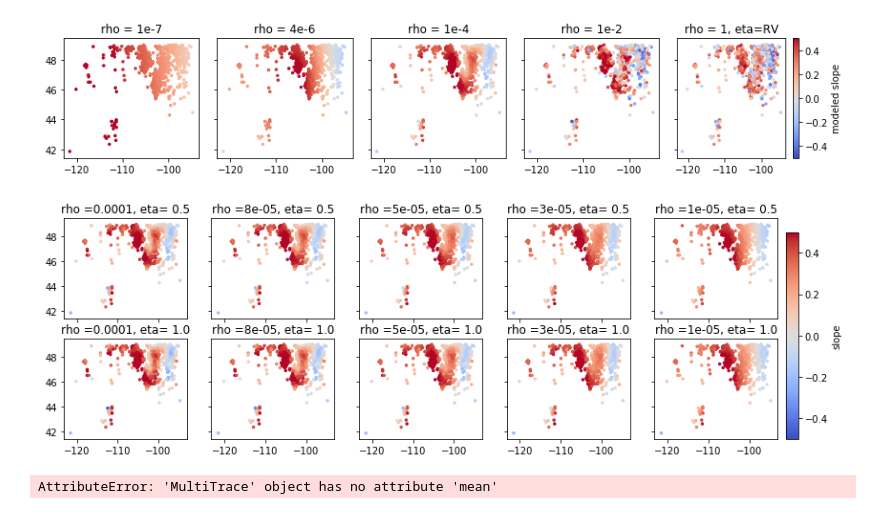
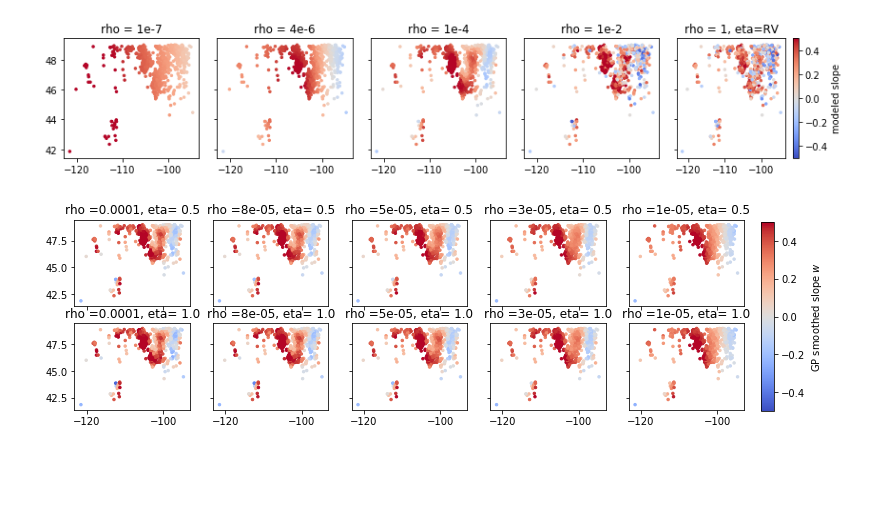
Before and after one commit to Mind-The-Data/GaussianProcess, a Jupyter notebook: reparameterizingGPinPyMC3forWW.ipynb, the cells around one changed output. Cells and saved outputs as stored; diff of their text form; code cells hidden in the pictures; blank space fills up the shorter version.

```diff
--- a/reparameterizingGPinPyMC3forWW.ipynb
+++ b/reparameterizingGPinPyMC3forWW.ipynb
@@ -80,12 +78,12 @@ for j, e in enumerate(etas):
 
             # ====== covariance matrix ========
             #etasq = pm.HalfCauchy('etasq', 1) # sets maximum covariance ij
-            etasq = e # pm.Uniform('etasq', 0,1)
+            etasq = 1. # pm.Uniform('etasq', 0,1)
             #rhosq = pm.HalfCauchy('rhosq', 1.5e-6) # determines rate of covariance decline between farms
             rhosq = r # pm.Uniform('rhosq',lower=0,upper=1e-5)
             sigmay = 1e-2
             # will have very small posterior because distances are so large in Dmatsq
-            Kij = etasq*(np.exp(-rhosq*Dmatsq)+np.diag([sigmay]*Num_farms))
+            Kij = pm.Deterministic(etasq*(np.exp(-rhosq*Dmatsq)+np.diag([sigmay]*Num_farms)))
 
 
             # ========== gaussian process ===========
@@ -232,27 +230,23 @@ fig.tight_layout();
 [figure]
 # %%
 v=.5
-fig, ax = plt.subplots(2,5,sharey=True,sharex=True,figsize=(12,4))
+fig, ax = plt.subplots(2,5,sharey=True,sharex=True,figsize=(12,3.5))
 rhos = np.array([1e-4,8e-5,5e-5,3e-5,1e-5])
 etas = np.array([.5,1])
  #empty trace dict to store traces in
 # ==== Model I want to reparm =====
 c = 0
 for j, e in enumerate(etas):
     for i,r in enumerate(rhos):
         ax[j,i].set_title('rho ={}, eta= {}'.format((round(r,6)),e))
         im = ax[j,i].scatter(df_unique.Longitude,df_unique.Latitude,c=t['trace{}'.format(c+1)]['w'].mean(axis=0),
             cmap='coolwarm',vmax=v,vmin=-v,s=6)
         c += 1
 
-plt.subplots_adjust(bottom=0.1, right=0.99, top=0.9)
-cax = plt.axes([1, 0.1, 0.015, 0.75]) #right,bottom,width,top
-plt.colorbar(im,cax=cax,label='slope');
+#plt.subplots_adjust(bottom=0.1, right=0.99, top=0.9)
+#cax = plt.axes([1, 0.1, 0.015, 0.75]) #right,bottom,width,top
+cax = plt.axes([.92, 0.12, 0.015, 0.75])
+plt.colorbar(im,cax=cax,label='GP smoothed slope $w$');
 #fig.tight_layout();
 # %% [output]
-[figure, old version]
+[figure, new version]
-# %%
-c=1
-t['trace{}'.format(c+1)].mean()
-# %% [output]
-AttributeError: 'MultiTrace' object has no attribute 'mean'
```
Also changed, not shown: parts of 6 cells of this notebook, 1 other file.
